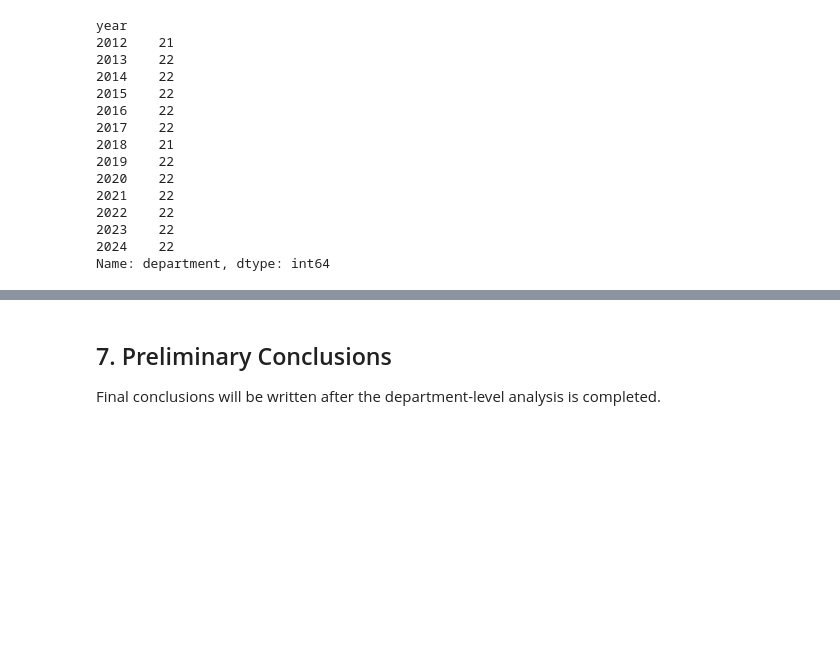
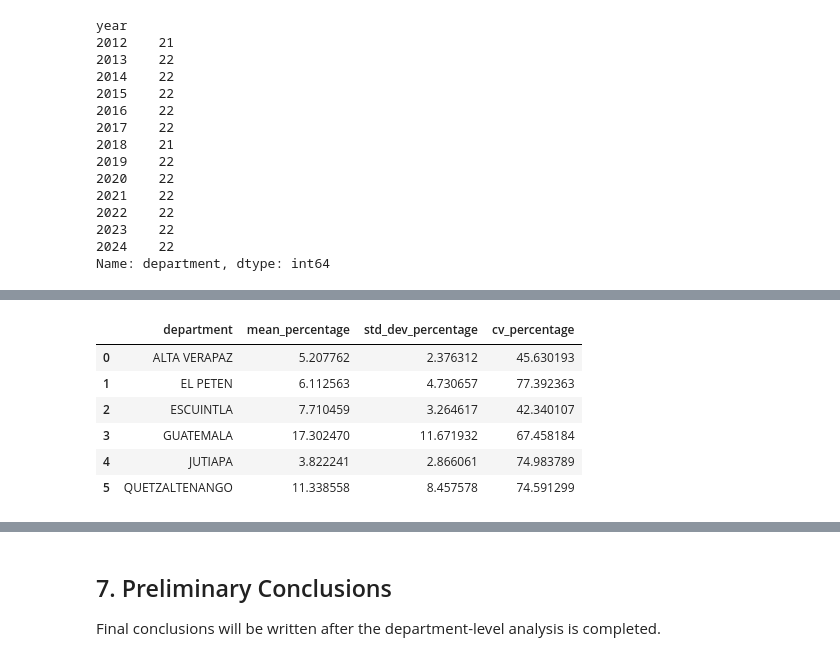
Before and after one commit to medranow/data-analyst-portfolio, a Jupyter notebook: guatemala-dengue-analysis/notebooks/01_dengue_surveillance_analysis_portfolio.ipynb, the cells around one changed output, grey strips where cells are left out. Saved outputs shown, nothing was run; the diff lists cells and outputs as text; code cells hidden in the pictures; blank space fills up the shorter version.

```diff
--- a/guatemala-dengue-analysis/notebooks/01_dengue_surveillance_analysis_portfolio.ipynb
+++ b/guatemala-dengue-analysis/notebooks/01_dengue_surveillance_analysis_portfolio.ipynb
@@ -688,0 +724,21 @@ top5_departments_year = department_grouped_year.apply(
+# %%
+# Inspect mean and standard deviation of the percentage of national cases for each department for consistency
+department_consistency = top6_department_trends.groupby("department").agg(
+    mean_percentage=("percentage_national_cases", "mean"),
+    std_dev_percentage=("percentage_national_cases", "std")
+).reset_index()
+
+# Calculate coefficient of variation (CV) for each department
+department_consistency["cv_percentage"] = (
+    department_consistency["std_dev_percentage"]
+    / department_consistency["mean_percentage"]
+    * 100
+)
+# %% [output]
+|  | department | mean_percentage | std_dev_percentage | cv_percentage |
+| 0 | ALTA VERAPAZ | 5.207762 | 2.376312 | 45.630193 |
+| 1 | EL PETEN | 6.112563 | 4.730657 | 77.392363 |
+| 2 | ESCUINTLA | 7.710459 | 3.264617 | 42.340107 |
+| 3 | GUATEMALA | 17.302470 | 11.671932 | 67.458184 |
+| 4 | JUTIAPA | 3.822241 | 2.866061 | 74.983789 |
+| 5 | QUETZALTENANGO | 11.338558 | 8.457578 | 74.591299 |
```
Also changed, not shown: parts of 9 cells of this notebook.
